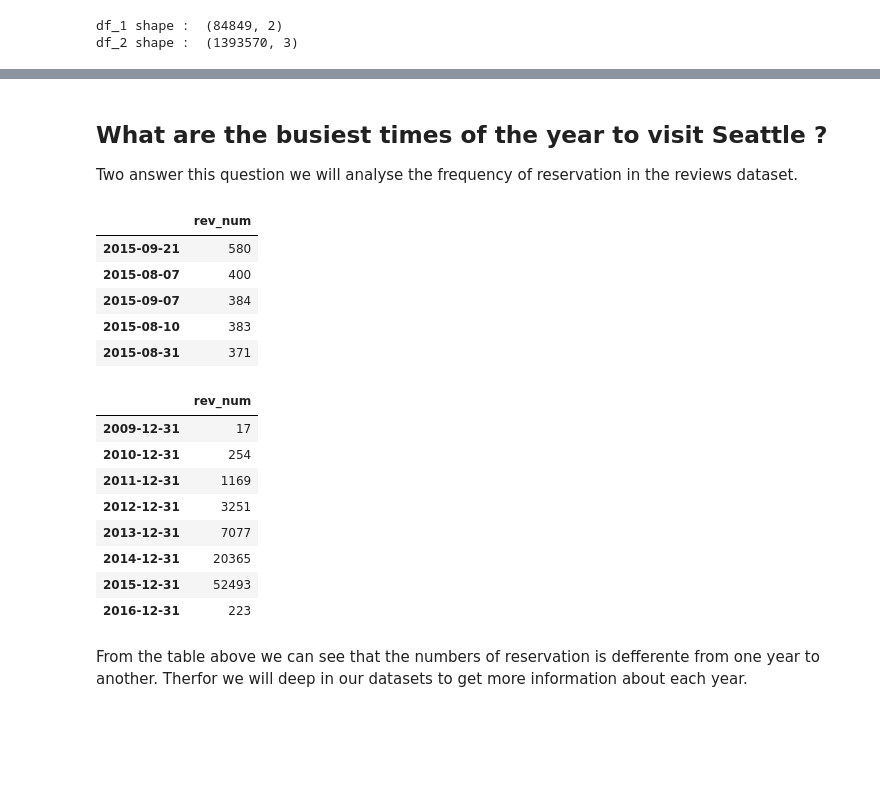
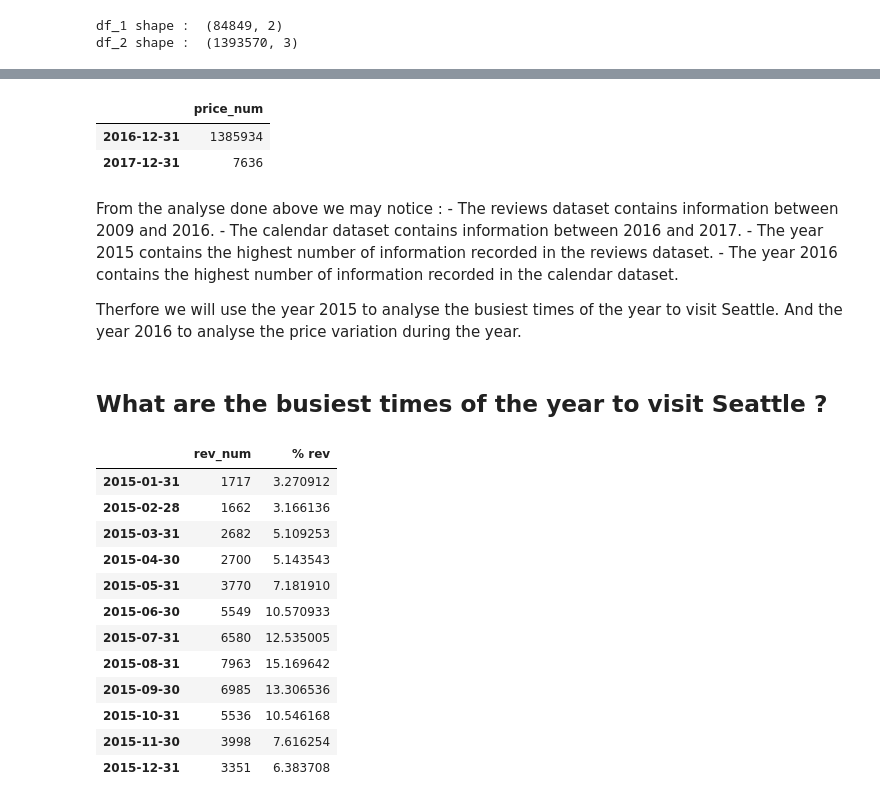
Before and after one commit to Jaouadeddadsi/Seattle-Airbnb-Open-Data, a Jupyter notebook: busiest_times_to_visit_Seattle.ipynb, the cells around one changed output, grey strips where cells are left out. Drawn from its saved outputs; the diff is of its cells as text; code cells hidden in the pictures; blank space fills up the shorter version.

```diff
--- a/busiest_times_to_visit_Seattle.ipynb
+++ b/busiest_times_to_visit_Seattle.ipynb
@@ -39,31 +57,40 @@ df_2 shape :  (1393570, 3)
+# %%
+### get the date range in df_1
+cal_freq = pd.DataFrame(df_2['date'].value_counts().values, index= df_2['date'].value_counts().index, columns=['price_num'])
+cal_freq_year = cal_freq.resample('A').sum()
+cal_freq_year
+# %% [output]
+|  | price_num |
+| 2016-12-31 | 1385934 |
+| 2017-12-31 | 7636 |
+# %% [markdown]
+From the analyse done above we may notice :
+    - The reviews dataset contains information between 2009 and 2016.
+    - The calendar dataset contains information between 2016 and 2017.
+    - The year 2015 contains the highest number of information recorded in the reviews dataset.
+    - The year 2016 contains the highest number of information recorded in the calendar dataset.
+
+Therfore we will use the year 2015 to analyse the busiest times of the year to visit Seattle. And the year 2016 to analyse the price variation during the year.
 # %% [markdown]
 ## What are the busiest times of the year to visit Seattle ?
-
-Two answer this question we will analyse the frequency of reservation in the reviews dataset.
-# %%
-### get reviews frequency
-res_freq = pd.DataFrame(df_1['date'].value_counts().values, index= df_1['date'].value_counts().index, columns=['rev_num'])
-res_freq.head()
-# %% [output]
-|  | rev_num |
-| 2015-09-21 | 580 |
-| 2015-08-07 | 400 |
-| 2015-09-07 | 384 |
-| 2015-08-10 | 383 |
-| 2015-08-31 | 371 |
-# %%
-#### reviews number per year
-res_freq_year = res_freq.resample('A').sum()
-res_freq_year
-# %% [output]
-|  | rev_num |
-| 2009-12-31 | 17 |
-| 2010-12-31 | 254 |
-| 2011-12-31 | 1169 |
-| 2012-12-31 | 3251 |
-| 2013-12-31 | 7077 |
-| 2014-12-31 | 20365 |
-| 2015-12-31 | 52493 |
-| 2016-12-31 | 223 |
-# %% [markdown]
-From the table above we can see that the numbers of reservation is defferente from one year to another. Therfor we will deep in our datasets to get more information about each year.
+# %%
+## selct the year 2015
+res_freq_2015 = res_freq.loc['2015']
+## The reservation sum per month
+res_2015_month = res_freq_2015.resample('M').sum()
+res_2015_month['% rev'] = res_2015_month['rev_num']*100/res_2015_month['rev_num'].sum()
+res_2015_month
+# %% [output]
+|  | rev_num | % rev |
+| 2015-01-31 | 1717 | 3.270912 |
+| 2015-02-28 | 1662 | 3.166136 |
+| 2015-03-31 | 2682 | 5.109253 |
+| 2015-04-30 | 2700 | 5.143543 |
+| 2015-05-31 | 3770 | 7.181910 |
+| 2015-06-30 | 5549 | 10.570933 |
+| 2015-07-31 | 6580 | 12.535005 |
+| 2015-08-31 | 7963 | 15.169642 |
+| 2015-09-30 | 6985 | 13.306536 |
+| 2015-10-31 | 5536 | 10.546168 |
+| 2015-11-30 | 3998 | 7.616254 |
+| 2015-12-31 | 3351 | 6.383708 |
```
Also changed, not shown: parts of 11 cells of this notebook.
